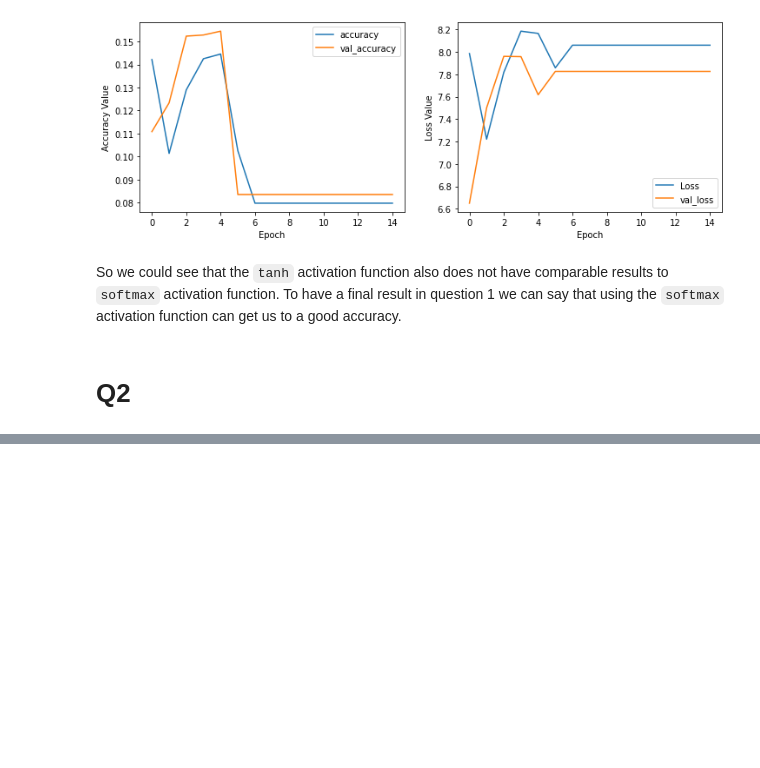
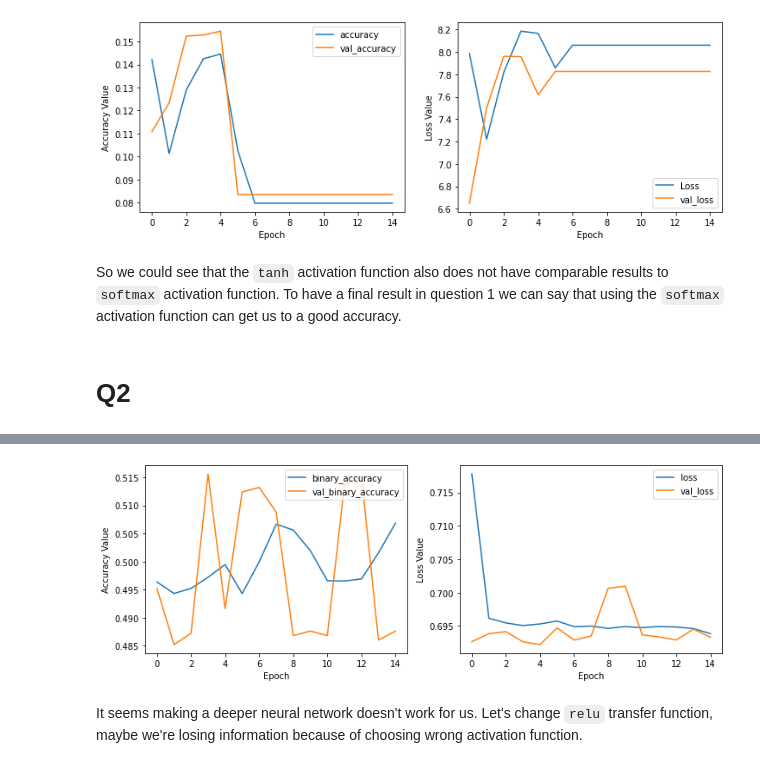
Before and after one commit to amindadgar/Machine-Learning, a Jupyter notebook: HW4/main.ipynb, the cells around one changed output, grey strips where cells are left out. Saved outputs shown, nothing was run; the diff lists cells and outputs as text; code cells hidden in the pictures; blank space fills up the shorter version.

```diff
--- a/HW4/main.ipynb
+++ b/HW4/main.ipynb
@@ -395,0 +535,9 @@ So we could see that the `tanh` activation function also does not have comparabl
+# %%
+model_imdb2 = keras.Sequential()
+model_imdb2.add(keras.layers.Dense(2500, activation='softmax', input_shape=(2500, )))
+model_imdb2.add(keras.layers.Dense(512, activation='relu', input_shape=(2500, )))
+model_imdb2.add(keras.layers.Dense(1, activation='relu', input_shape=(2500, )))
+
+
+
+model_imdb2.summary()
@@ -395,0 +560,13 @@ So we could see that the `tanh` activation function also does not have comparabl
+# %%
+model_imdb2.compile(optimizer=tf.keras.optimizers.Adam(learning_rate=1e-3),
+              loss=tf.keras.losses.BinaryCrossentropy(),
+              metrics=[tf.keras.metrics.BinaryAccuracy(),
+                       tf.keras.metrics.FalseNegatives()], )
+# %%
+history_model_imdb2 = model_imdb2.fit(
+    x_train ,
+    y_train,
+    batch_size=32,
+    epochs=15,
+    validation_split=0.1
+)
@@ -395,0 +591,8 @@ So we could see that the `tanh` activation function also does not have comparabl
+# %%
+plot_history(history_model_imdb2,
+             ax1_keys=['binary_accuracy', 'val_binary_accuracy'],
+             ax2_keys=['loss', 'val_loss'])
+# %% [output]
+[figure, added]
+# %% [markdown]
+It seems making a deeper neural network doesn't work for us. Let's change `relu` transfer function, maybe we're losing information because of choosing wrong activation function.
```
Also changed, not shown: parts of 34 cells of this notebook.
